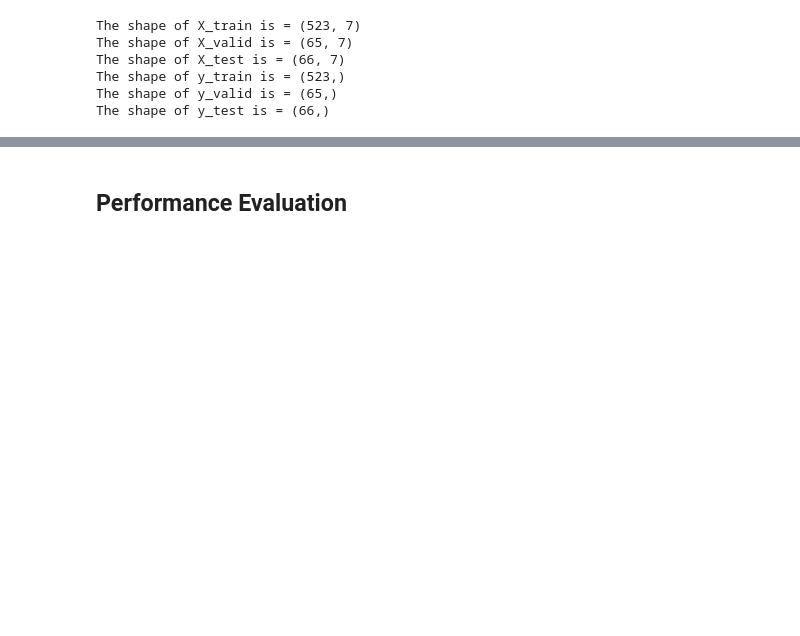
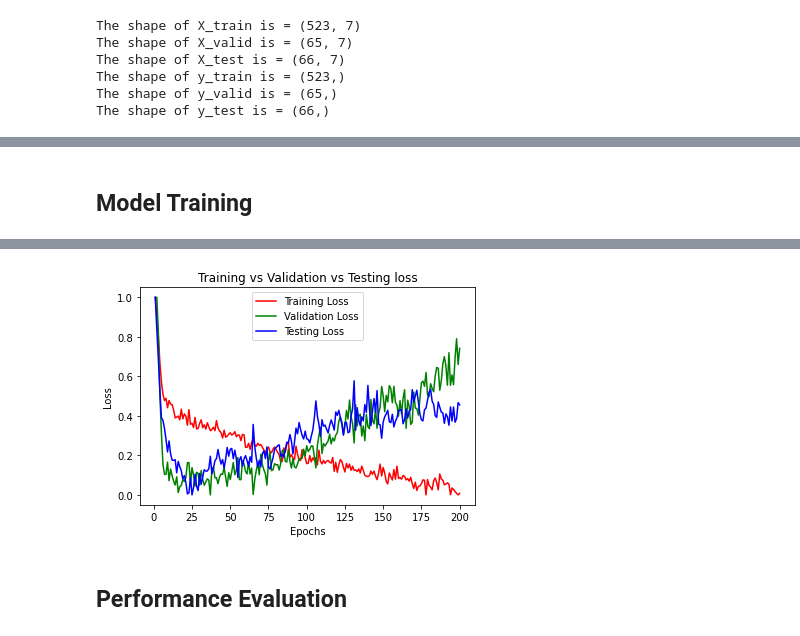
Before and after one commit to UBCSE-ngupta22/CSE574_Assign2, a Jupyter notebook: ngupta22_pandey7_assignment2_part_1_2.ipynb, the cells around one changed output, grey strips where cells are left out. Drawn from its saved outputs; the diff is of its cells as text; code cells hidden in the pictures; blank space fills up the shorter version.

```diff
--- a/ngupta22_pandey7_assignment2_part_1_2.ipynb
+++ b/ngupta22_pandey7_assignment2_part_1_2.ipynb
@@ -203,18 +206,18 @@ y_train_tensor, y_valid_tensor, y_test_tensor = torch.Tensor(y_train.values).uns
 class NeuralNetwork(nn.Module):
     def __init__(self):
         super().__init__()
-        self.flatten = nn.Flatten()
         self.linear_relu = nn.Sequential(
-            nn.Linear(7, 1024),
+            nn.Linear(7, 128),
             nn.ReLU(),
-            nn.Linear(1024, 512),
+            nn.Dropout(0.2),
+            nn.Linear(128, 64),
             nn.ReLU(),
-            nn.Linear(512, 1)
+            nn.Dropout(0.2),
+            nn.Linear(64, 1)
         )
         self.sigmoid = nn.Sigmoid()
 
     def forward(self, x):
-        x = self.flatten(x)
         x = self.linear_relu(x)
         x = self.sigmoid(x)
         return x
@@ -261,4 +239,0 @@ Estimated Total Size (MB): 2.15
-# %%
-criterion = nn.BCELoss()
-# optimizer = optim.SGD(model.parameters(), lr=0.001, momentum=0.9)
-optimizer = optim.Adam(model.parameters(), lr=0.001)
@@ -321,0 +262,2 @@ Time to train = 0.60
+# %% [markdown]
+## Model Training
@@ -321,0 +348,14 @@ Time to train = 0.60
+# %%
+# NN Model
+modelBefore = NeuralNetwork()
+
+# Loss Function and Optimizer
+criterionBefore = nn.BCELoss()
+optimizerBefore = optim.Adam(modelBefore.parameters(), lr=0.001)
+
+# Epochs and Batch size
+epochsBefore = 200
+batchSizeBefore = 16
+
+modelTraining(epochsBefore, batchSizeBefore, criterionBefore, optimizerBefore, modelBefore)
+# %% [output]
@@ -322,3 +379,4 @@ Time to train = 0.60
+[figure, added]
 # %% [markdown]
 ## Performance Evaluation
 # %%
```
Also changed, not shown: parts of 10 cells of this notebook, 1 other file.
